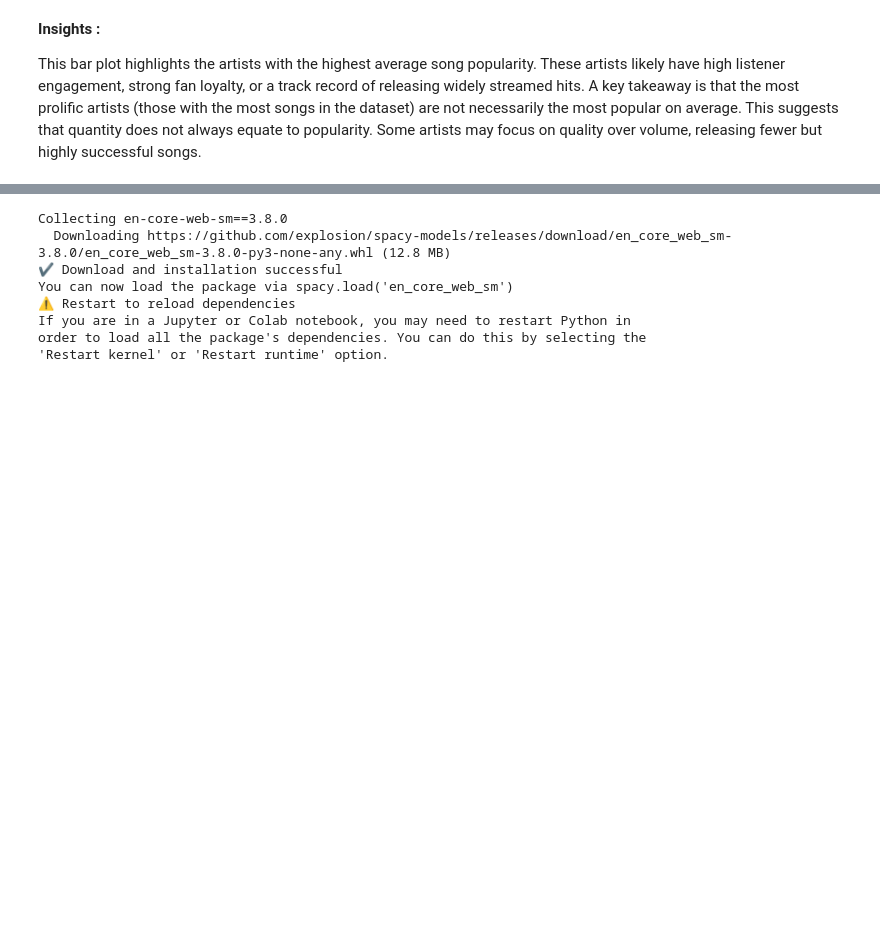
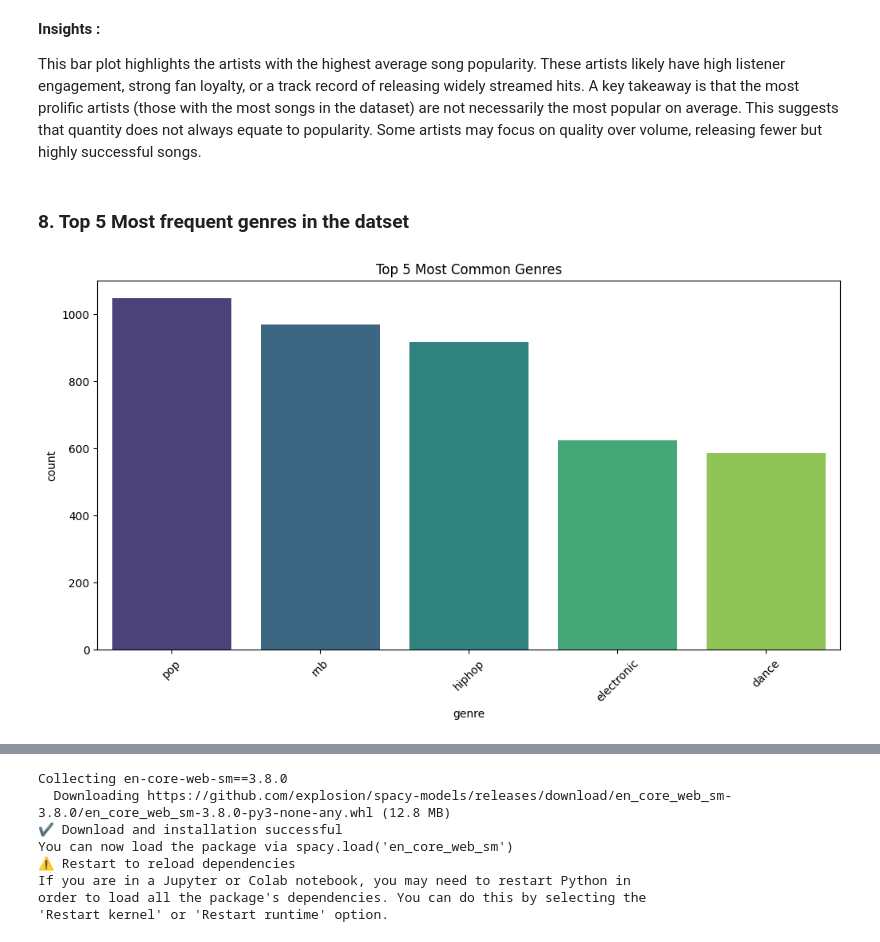
Before and after one commit to NatashaKamami/Music-Recommendation-System, a Jupyter notebook: Music_Recommender.ipynb, the cells around one changed output, grey strips where cells are left out. Saved outputs shown, nothing was run; the diff lists cells and outputs as text; code cells hidden in the pictures; blank space fills up the shorter version.

```diff
--- a/Music_Recommender.ipynb
+++ b/Music_Recommender.ipynb
@@ -60,9 +60,6 @@ Data columns (total 14 columns):
  13  plays             6773 non-null   int64
 dtypes: float64(5), int64(3), object(6)
 memory usage: 740.9+ KB
-# %%
-# Convert 'listeners' to numeric
-songs_data['listeners'] = pd.to_numeric(songs_data['listeners'], errors='coerce')
 # %% [markdown]
 ### **1. Summary Statistics**
 # %%
@@ -214,3 +211,27 @@ plt.show()
 
 This bar plot highlights the artists with the highest average song popularity. These artists likely have high listener engagement, strong fan loyalty, or a track record of releasing widely streamed hits.
 A key takeaway is that the most prolific artists (those with the most songs in the dataset) are not necessarily the most popular on average. This suggests that quantity does not always equate to popularity. Some artists may focus on quality over volume, releasing fewer but highly successful songs.
+# %% [markdown]
+### **8. Top 5 Most frequent genres in the datset**
+# %%
+# Step 1: Convert comma-separated genre strings into actual lists
+songs_data['genre'] = songs_data['genre'].apply(lambda x: x.split(',') if isinstance(x, str) else [])
+
+# Step 2: Remove extra whitespace
+songs_data['genre'] = songs_data['genre'].apply(lambda x: [g.strip() for g in x])
+
+# Step 3: Explode the genre column
+songs_data_exploded = songs_data.explode('genre')
+
+# Count genre frequency
+genre_counts = songs_data_exploded['genre'].value_counts().reset_index()
+genre_counts.columns = ['genre', 'count']
+
+# Plot
+plt.figure(figsize=(12, 6))
+sns.barplot(data=genre_counts.head(5), x='genre', y='count', hue='genre', palette='viridis')
+plt.title('Top 5 Most Common Genres')
+plt.xticks(rotation=45)
+plt.show()
+# %% [output]
+[figure, added]
```
Also changed, not shown: parts of 9 cells of this notebook.
